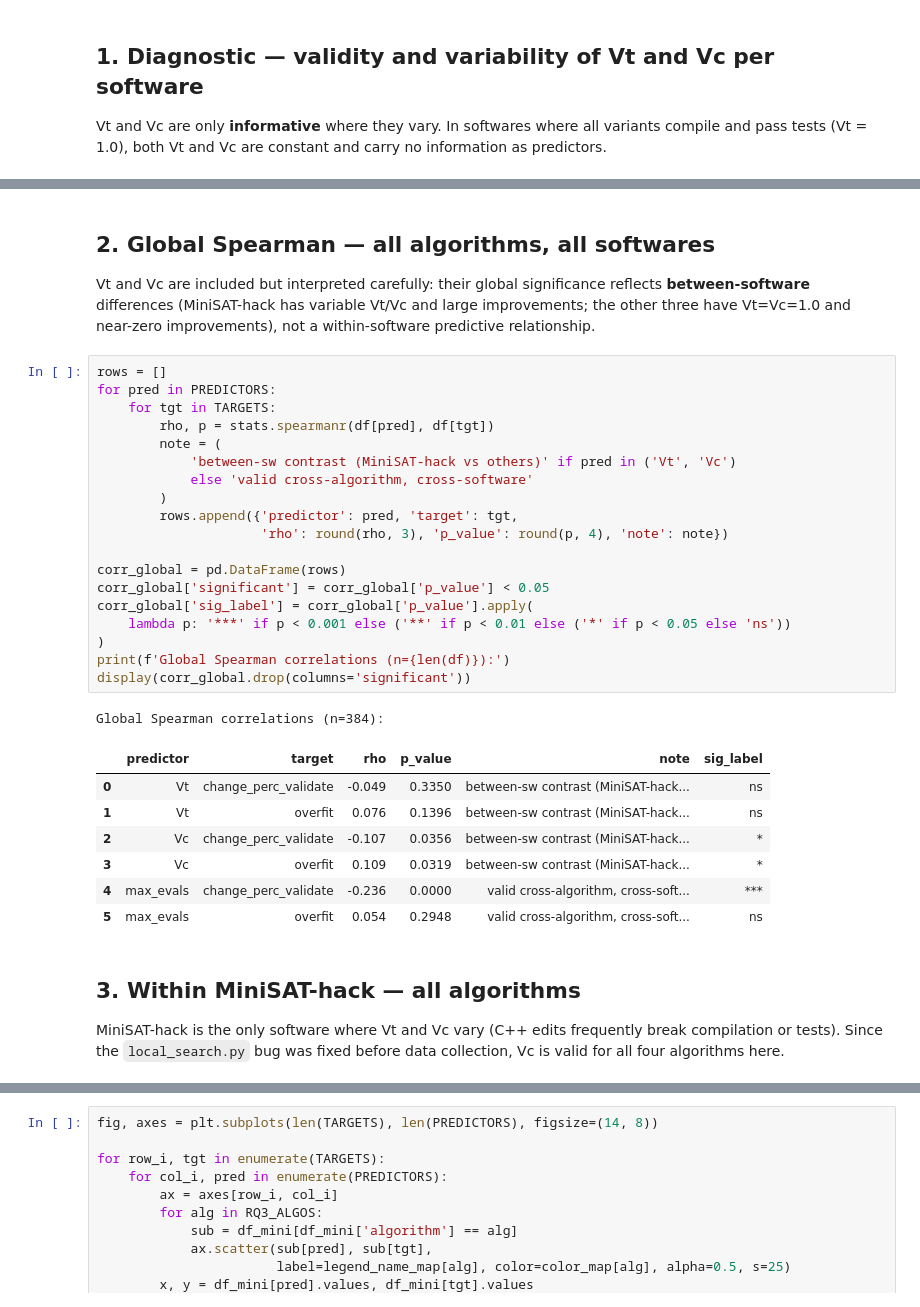
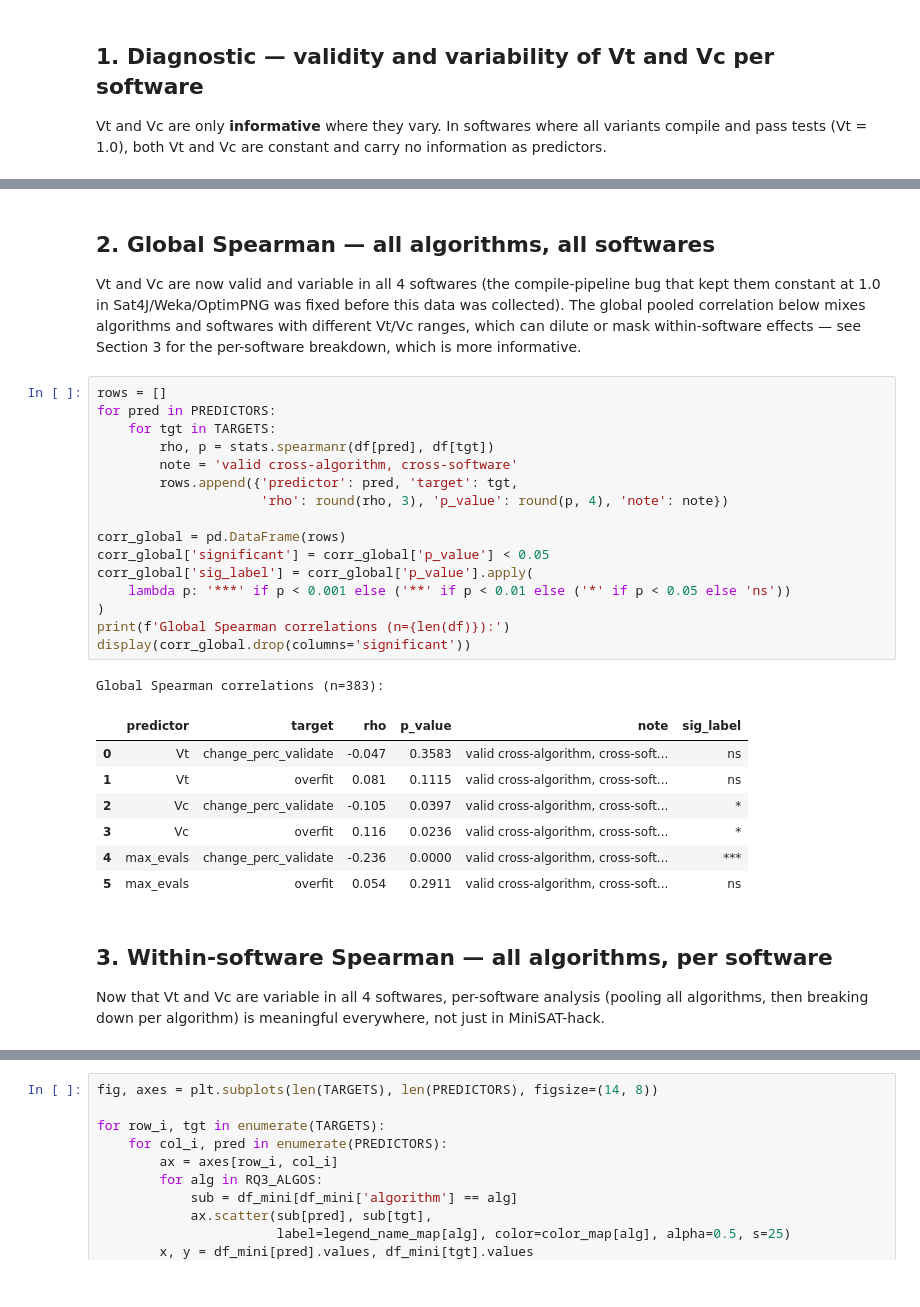
Before and after one commit to paberlo/magpie, a Jupyter notebook: experiments/results_UCL/RQ3.ipynb, the cells around one changed output, grey strips where cells are left out. Drawn from its saved outputs; the diff is of its cells as text.

Commit message:
RQ1-4: re-run against current results.csv, fix RQ3 (Vt/Vc analysable in all 4 softwares, not just MiniSAT-hack); add paper-planning summary deck

```diff
--- a/experiments/results_UCL/RQ3.ipynb
+++ b/experiments/results_UCL/RQ3.ipynb
@@ -184,40 +146,38 @@ Summary of usable predictors:
 # %% [markdown]
 ## 2. Global Spearman — all algorithms, all softwares
 
-Vt and Vc are included but interpreted carefully: their global significance
-reflects **between-software** differences (MiniSAT-hack has variable Vt/Vc and large improvements;
-the other three have Vt=Vc=1.0 and near-zero improvements), not a within-software predictive relationship.
+Vt and Vc are now valid and variable in all 4 softwares (the compile-pipeline bug that kept them
+constant at 1.0 in Sat4J/Weka/OptimPNG was fixed before this data was collected). The global pooled
+correlation below mixes algorithms and softwares with different Vt/Vc ranges, which can dilute or
+mask within-software effects — see Section 3 for the per-software breakdown, which is more informative.
 # %%
 rows = []
 for pred in PREDICTORS:
     for tgt in TARGETS:
         rho, p = stats.spearmanr(df[pred], df[tgt])
-        note = (
-            'between-sw contrast (MiniSAT-hack vs others)' if pred in ('Vt', 'Vc')
-            else 'valid cross-algorithm, cross-software'
-        )
+        note = 'valid cross-algorithm, cross-software'
         rows.append({'predictor': pred, 'target': tgt,
                      'rho': round(rho, 3), 'p_value': round(p, 4), 'note': note})
 
 corr_global = pd.DataFrame(rows)
 corr_global['significant'] = corr_global['p_value'] < 0.05
 corr_global['sig_label'] = corr_global['p_value'].apply(
     lambda p: '***' if p < 0.001 else ('**' if p < 0.01 else ('*' if p < 0.05 else 'ns'))
 )
 print(f'Global Spearman correlations (n={len(df)}):')
 display(corr_global.drop(columns='significant'))
 # %% [output]
-Global Spearman correlations (n=384):
+Global Spearman correlations (n=383):
 |  | predictor | target | rho | p_value | note | sig_label |
-| 0 | Vt | change_perc_validate | -0.049 | 0.3350 | between-sw contrast (MiniSAT-hack... | ns |
-| 1 | Vt | overfit | 0.076 | 0.1396 | between-sw contrast (MiniSAT-hack... | ns |
-| 2 | Vc | change_perc_validate | -0.107 | 0.0356 | between-sw contrast (MiniSAT-hack... | * |
-| 3 | Vc | overfit | 0.109 | 0.0319 | between-sw contrast (MiniSAT-hack... | * |
+| 0 | Vt | change_perc_validate | -0.047 | 0.3583 | valid cross-algorithm, cross-soft... | ns |
+| 1 | Vt | overfit | 0.081 | 0.1115 | valid cross-algorithm, cross-soft... | ns |
+| 2 | Vc | change_perc_validate | -0.105 | 0.0397 | valid cross-algorithm, cross-soft... | * |
+| 3 | Vc | overfit | 0.116 | 0.0236 | valid cross-algorithm, cross-soft... | * |
 | 4 | max_evals | change_perc_validate | -0.236 | 0.0000 | valid cross-algorithm, cross-soft... | *** |
-| 5 | max_evals | overfit | 0.054 | 0.2948 | valid cross-algorithm, cross-soft... | ns |
+| 5 | max_evals | overfit | 0.054 | 0.2911 | valid cross-algorithm, cross-soft... | ns |
 # %% [markdown]
-## 3. Within MiniSAT-hack — all algorithms
+## 3. Within-software Spearman — all algorithms, per software
 
-MiniSAT-hack is the only software where Vt and Vc vary (C++ edits frequently break compilation or tests).
-Since the `local_search.py` bug was fixed before data collection, Vc is valid for all four algorithms here.
+Now that Vt and Vc are variable in all 4 softwares, per-software analysis (pooling all algorithms,
+then breaking down per algorithm) is meaningful everywhere, not just in MiniSAT-hack.
 # %%
```
Also changed, not shown: parts of 9 cells of this notebook, 20 other files.
